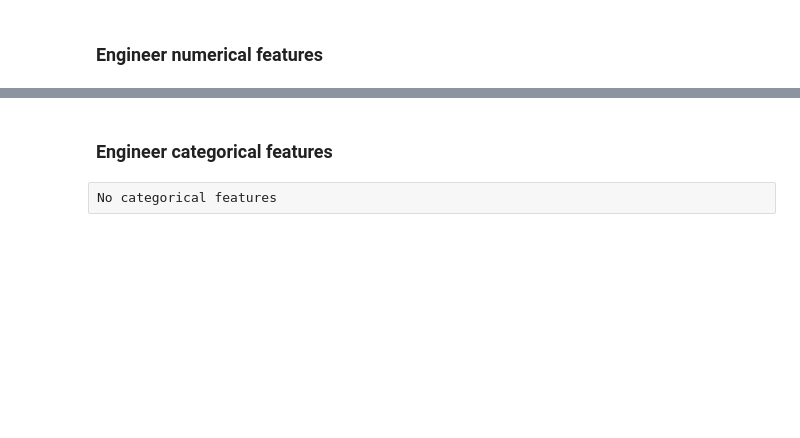
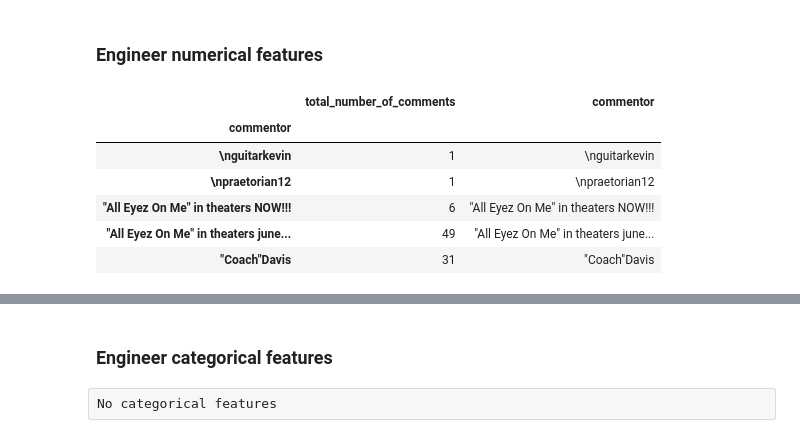
Before and after one commit to jweisman11a/pft_capstone, a Jupyter notebook: clustering/comment_feature_engineering.ipynb, the cells around one changed output, grey strips where cells are left out. Cells and saved outputs as stored; diff of their text form; code cells hidden in the pictures; blank space fills up the shorter version.

```diff
--- a/clustering/comment_feature_engineering.ipynb
+++ b/clustering/comment_feature_engineering.ipynb
@@ -29,9 +39,18 @@ articles.head()
 # %%
 # Calculate the total number of comments by each commentor
 commentor_features = pd.DataFrame(comments.groupby(['commentor']).size())
 commentor_features['commentor'] = commentor_features.index
 commentor_features.columns = ['total_number_of_comments','commentor']
-# commentor_features.head()
+commentor_features.to_csv('../data/cluster_features/01_total_number_of_comments.csv', header=True, index=True)
+commentor_features.head()
+# %% [output]
+|  | total_number_of_comments | commentor |
+| commentor |  |  |
+| \nguitarkevin | 1 | \nguitarkevin |
+| \npraetorian12 | 1 | \npraetorian12 |
+| "All Eyez On Me" in theaters NOW!!! | 6 | "All Eyez On Me" in theaters NOW!!! |
+| "All Eyez On Me" in theaters june... | 49 | "All Eyez On Me" in theaters june... |
+| "Coach"Davis | 31 | "Coach"Davis |
 # %%
 # Calculate the number of unique articles the commentor commented on
 unique_articles = comments.groupby(['commentor','article_url']).size()
```
Also changed, not shown: parts of 18 cells of this notebook, 1 other file.
